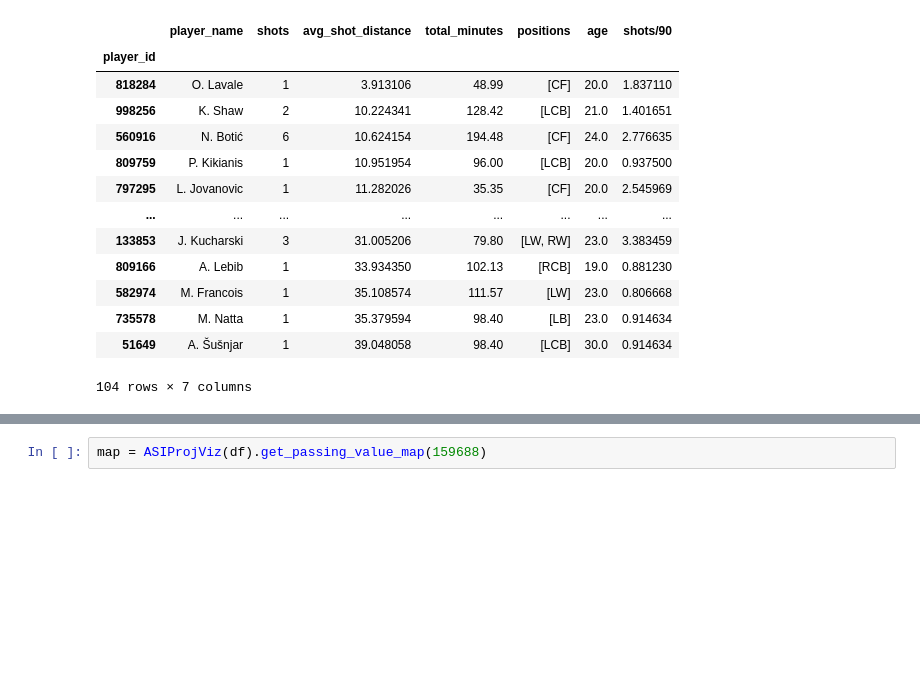
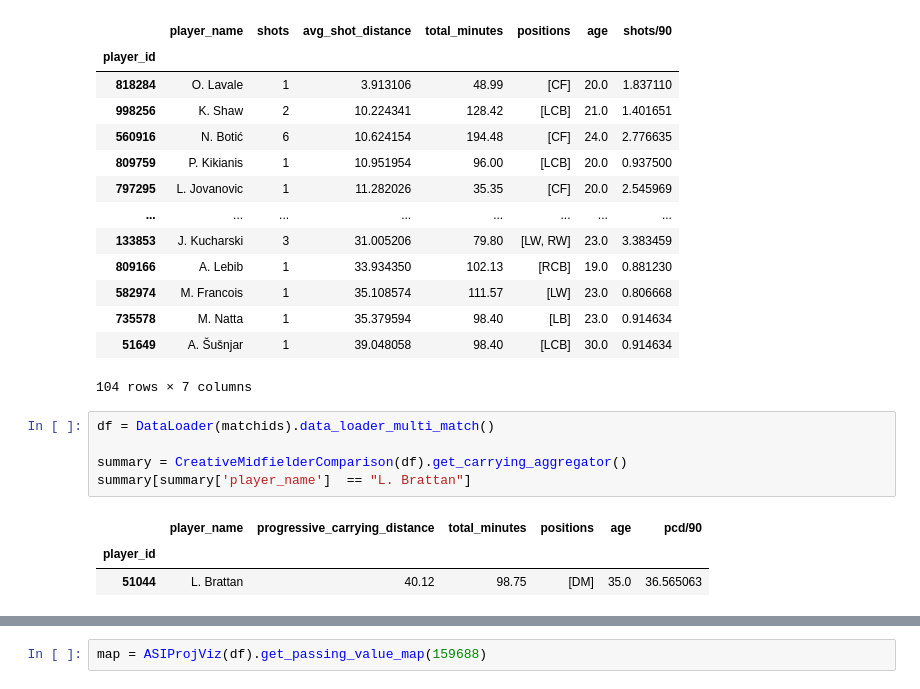
Before and after one commit to nkrackeler30/ASIProj, a Jupyter notebook: Data/ASIProj.ipynb, the cells around one changed output, grey strips where cells are left out. Saved outputs shown, nothing was run; the diff lists cells and outputs as text; blank space fills up the shorter version.

```diff
--- a/Data/ASIProj.ipynb
+++ b/Data/ASIProj.ipynb
@@ -1165,3 +1254,12 @@ summary
 | 735578 | M. Natta | 1 | 35.379594 | 98.40 | [LB] | 23.0 | 0.914634 |
 | 51649 | A. Šušnjar | 1 | 39.048058 | 98.40 | [LCB] | 30.0 | 0.914634 |
 104 rows × 7 columns
+# %%
+df = DataLoader(matchids).data_loader_multi_match()
+
+summary = CreativeMidfielderComparison(df).get_carrying_aggregator()
+summary[summary['player_name']  == "L. Brattan"]
+# %% [output]
+|  | player_name | progressive_carrying_distance | total_minutes | positions | age | pcd/90 |
+| player_id |  |  |  |  |  |  |
+| 51044 | L. Brattan | 40.12 | 98.75 | [DM] | 35.0 | 36.565063 |
```
Also changed, not shown: parts of 4 cells of this notebook.
